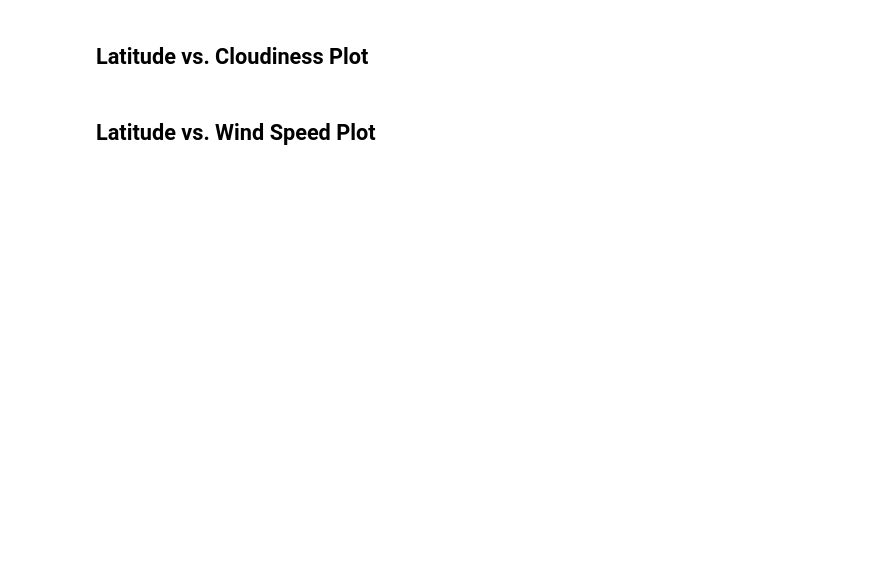
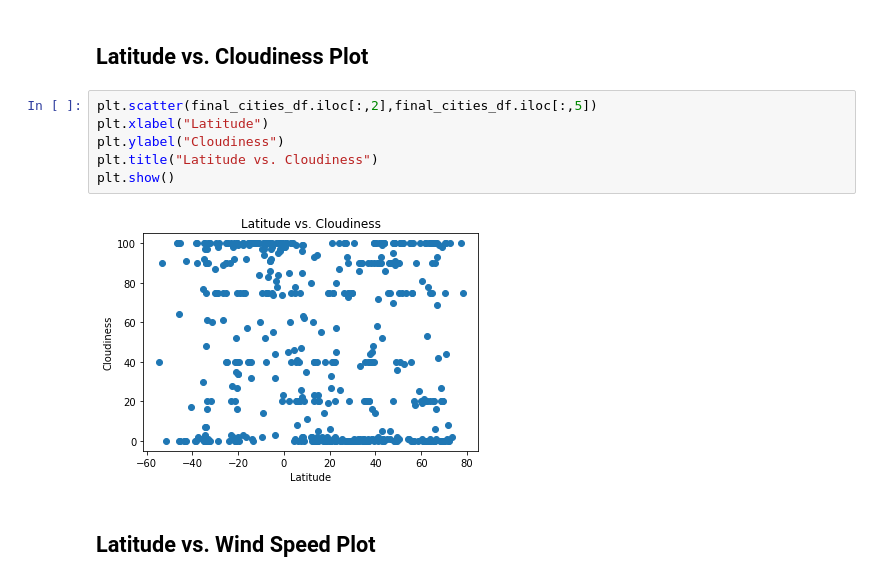
Before and after one commit to zpoeschl/python-api-challenge, a Jupyter notebook: WeatherPy/zpoeschl_WeatherPy.ipynb, the cells around one changed output. Drawn from its saved outputs; the diff is of its cells as text; blank space fills up the shorter version.

```diff
--- a/WeatherPy/zpoeschl_WeatherPy.ipynb
+++ b/WeatherPy/zpoeschl_WeatherPy.ipynb
@@ -159,4 +175,12 @@ humidity_error
 # %% [markdown]
 ## Latitude vs. Cloudiness Plot
+# %%
+plt.scatter(final_cities_df.iloc[:,2],final_cities_df.iloc[:,5])
+plt.xlabel("Latitude")
+plt.ylabel("Cloudiness")
+plt.title("Latitude vs. Cloudiness")
+plt.show()
+# %% [output]
+[figure, added]
 # %% [markdown]
 ## Latitude vs. Wind Speed Plot
```
Also changed, not shown: parts of 3 cells of this notebook.
